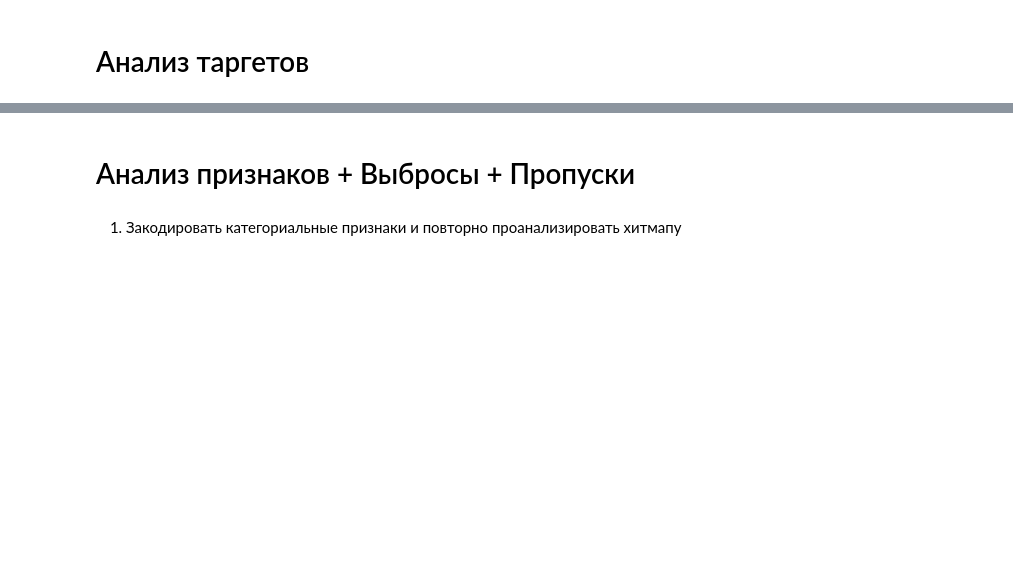
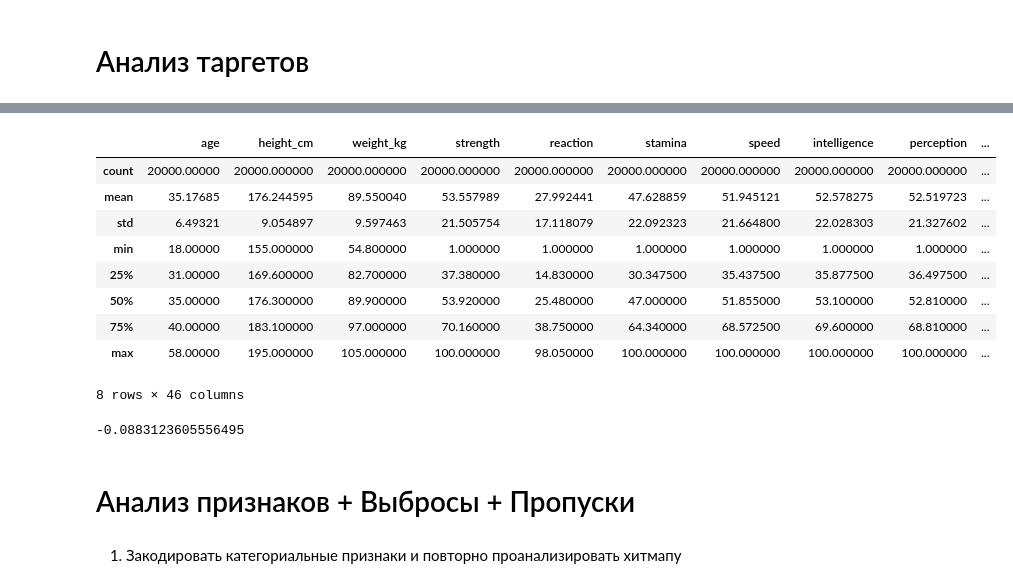
Before and after one commit to ZimBazo/BackroomsML, a Jupyter notebook: notebooks/1_EDA.ipynb, the cells around one changed output, grey strips where cells are left out. Cells and saved outputs as stored; diff of their text form; code cells hidden in the pictures; blank space fills up the shorter version.

```diff
--- a/notebooks/1_EDA.ipynb
+++ b/notebooks/1_EDA.ipynb
@@ -96,3 +106,20 @@ sns.histplot(df['escape_probability'], kde=True)
+# %%
+df.describe()
+# %% [output]
+|  | age | height_cm | weight_kg | strength | reaction | stamina | speed | intelligence | perception | ... |
+| count | 20000.00000 | 20000.000000 | 20000.000000 | 20000.000000 | 20000.000000 | 20000.000000 | 20000.000000 | 20000.000000 | 20000.000000 | ... |
+| mean | 35.17685 | 176.244595 | 89.550040 | 53.557989 | 27.992441 | 47.628859 | 51.945121 | 52.578275 | 52.519723 | ... |
+| std | 6.49321 | 9.054897 | 9.597463 | 21.505754 | 17.118079 | 22.092323 | 21.664800 | 22.028303 | 21.327602 | ... |
+| min | 18.00000 | 155.000000 | 54.800000 | 1.000000 | 1.000000 | 1.000000 | 1.000000 | 1.000000 | 1.000000 | ... |
+| 25% | 31.00000 | 169.600000 | 82.700000 | 37.380000 | 14.830000 | 30.347500 | 35.437500 | 35.877500 | 36.497500 | ... |
+| 50% | 35.00000 | 176.300000 | 89.900000 | 53.920000 | 25.480000 | 47.000000 | 51.855000 | 53.100000 | 52.810000 | ... |
+| 75% | 40.00000 | 183.100000 | 97.000000 | 70.160000 | 38.750000 | 64.340000 | 68.572500 | 69.600000 | 68.810000 | ... |
+| max | 58.00000 | 195.000000 | 105.000000 | 100.000000 | 98.050000 | 100.000000 | 100.000000 | 100.000000 | 100.000000 | ... |
+8 rows × 46 columns
+# %%
+df['escape_probability'].kurt()
+# %% [output]
+-0.0883123605556495
 # %% [markdown]
 # Анализ признаков + Выбросы + Пропуски
 # %% [markdown]
```
Also changed, not shown: parts of 16 cells of this notebook, 5 other files.
